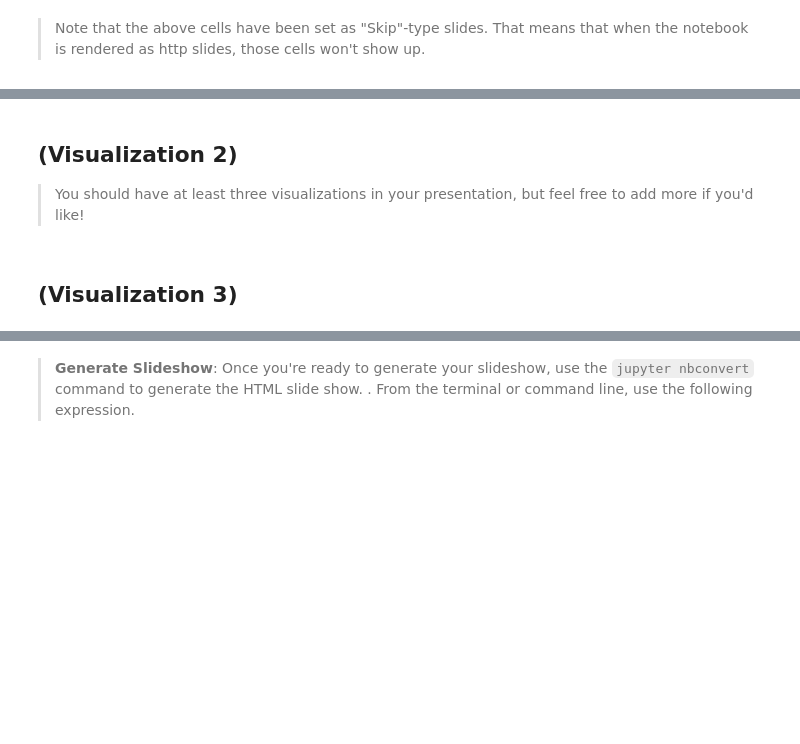
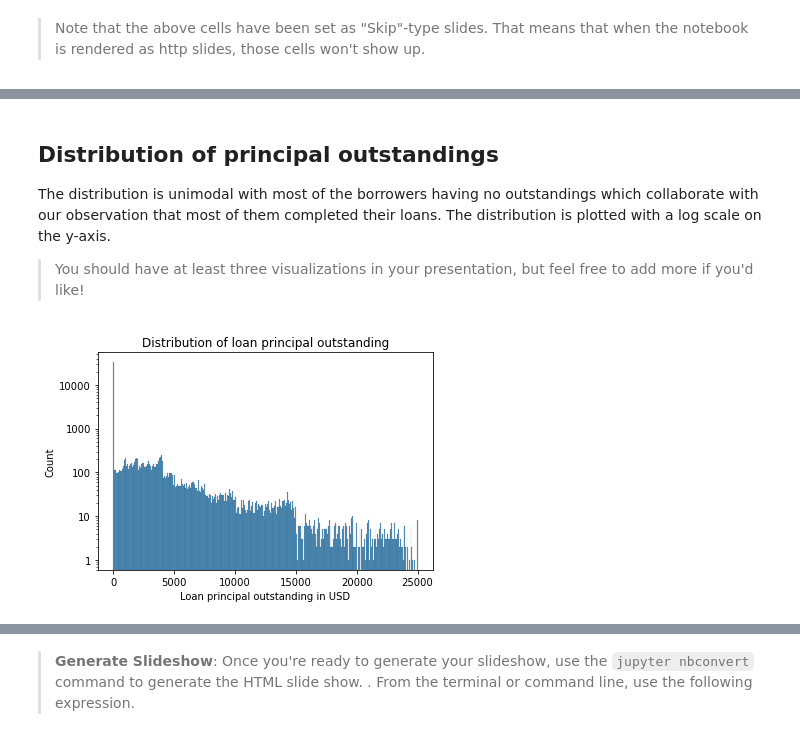
Before and after one commit to cnikoro/prosper_loan_eda, a Jupyter notebook: Part_II_slide_deck_template.ipynb, the cells around one changed output, grey strips where cells are left out. Drawn from its saved outputs; the diff is of its cells as text; code cells hidden in the pictures; blank space fills up the shorter version.

```diff
--- a/Part_II_slide_deck_template.ipynb
+++ b/Part_II_slide_deck_template.ipynb
@@ -51,7 +150,38 @@ that when the notebook is rendered as http slides, those cells won't show up.
 # %% [markdown]
-## (Visualization 2)
+## Distribution of principal outstandings
+
+The distribution is unimodal with most of the borrowers having no outstandings which collaborate with our observation that most of them completed their loans. The distribution is plotted with a log scale on the y-axis.
 
 > You should have at least three visualizations in your presentation,
 but feel free to add more if you'd like!
-# %% [markdown]
-## (Visualization 3)
+# %%
+# function for computing optimal number of bins
+
+def get_bin_counts(series):
+    """
+       computes number of bins needed to plot the histogram of series
+       using Freedman Diaconis algorithm if the IQR is not 0 else
+       take the square root of the number of data points rounded up
+       to the nearest integer
+
+       :param series: quantitative pandas series
+       :return integer: the number of bins
+    """
+    if series.quantile(0.75) - series.quantile(0.25) != 0:
+        bin_width = 2*((series.quantile(0.75)-series.quantile(0.25))/(np.power(series.shape[0],1/3)))
+        return ((series.max()-series.min())//bin_width).astype(int)
+    return int(math.ceil(math.sqrt(series.shape[0])))
+# %%
+# distribution of the loan principal outstanding on a log scale along the y-axis
+
+ax = sns.histplot(data=loan_sub_data, x='LoanPrincipalOutstanding',
+            bins=get_bin_counts(loan_sub_data.LoanPrincipalOutstanding))
+
+ax.set_yscale('log')
+ax.get_yaxis().set_major_formatter(ScalarFormatter())
+ax.set_xlabel('Loan principal outstanding in USD')
+ax.set_title('Distribution of loan principal outstanding')
+
+plt.show();
+# %% [output]
+[figure, added]
```
Also changed, not shown: parts of 13 cells of this notebook, 2 other files.
